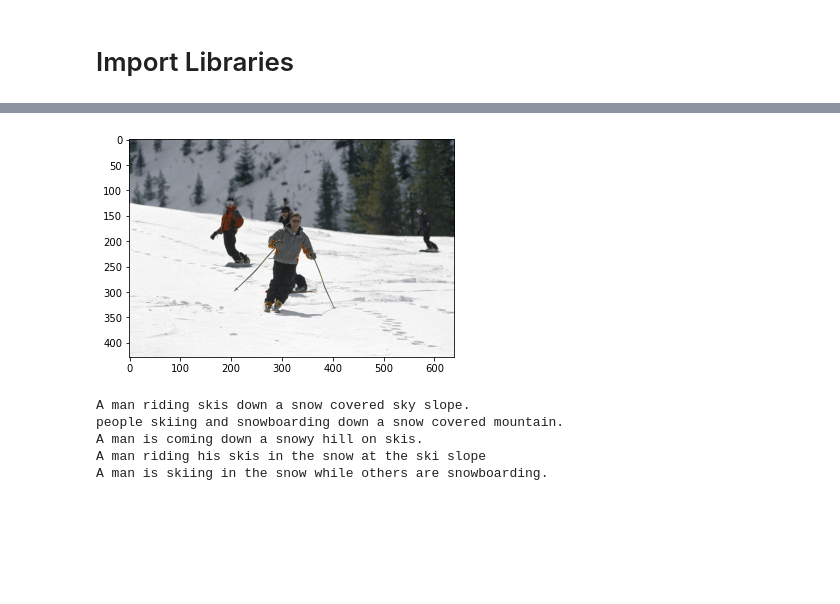
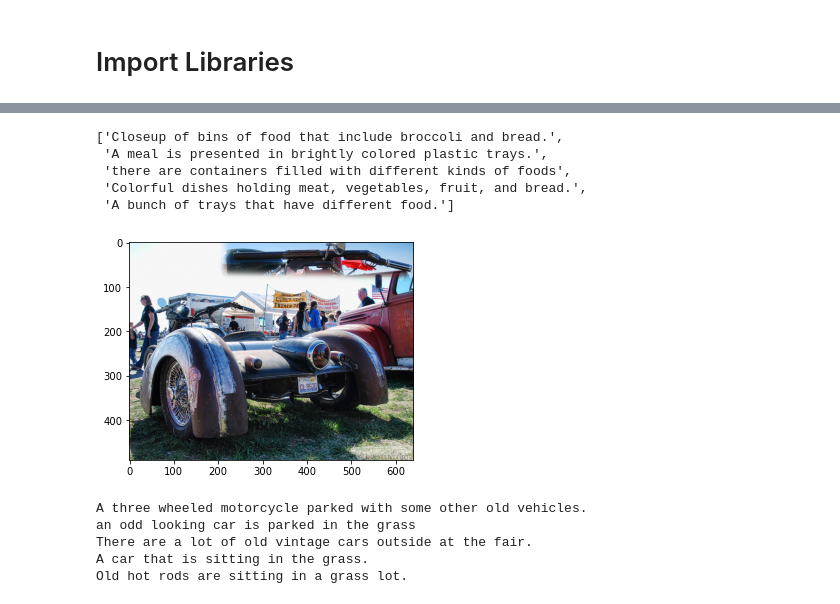
Before and after one commit to Khaliladib11/INM706-image-captioning, a Jupyter notebook: interface.ipynb, the cells around one changed output, grey strips where cells are left out. Cells and saved outputs as stored; diff of their text form; code cells hidden in the pictures; blank space fills up the shorter version.

```diff
--- a/interface.ipynb
+++ b/interface.ipynb
@@ -99,7 +24,9 @@ captions_path = root/'annotations_trainval2017'/'annotations'/'captions_train201
 
 interface_params = {
     'imgs_path': imgs_path,
-    'captions_path': captions_path
+    'captions_path': captions_path,
+    'freq_threshold': 3,
+    'sequence_length': 6
 }
 # %%
 coco_interface = MSCOCOInterface(**interface_params)
@@ -108,10 +35,18 @@ caption_dict = coco_interface.coco._create_caption_dict()
+# %%
+coco_interface.get_captions(coco_interface.coco.imgs[0])
+# %% [output]
+['Closeup of bins of food that include broccoli and bread.',
+ 'A meal is presented in brightly colored plastic trays.',
+ 'there are containers filled with different kinds of foods',
+ 'Colorful dishes holding meat, vegetables, fruit, and bread.',
+ 'A bunch of trays that have different food.']
 # %%
-random_idx = random.randint(0, len(coco_interface.imgs))
+random_idx = random.randint(0, len(coco_interface.coco.imgs))
 coco_interface.display_img_with_captions(random_idx)
 # %% [output]
-[figure, old version]
+[figure, new version]
-A man riding skis down a snow covered sky slope.
-people skiing and snowboarding down a snow covered mountain.
-A man is coming down a snowy hill on skis.
-A man riding his skis in the snow at the ski slope
-A man is skiing in the snow while others are snowboarding.
+A three wheeled motorcycle parked with some other old vehicles.
+an odd looking car is parked in the grass
+There are a lot of old vintage cars outside at the fair.
+A car that is sitting in the grass.
+Old hot rods are sitting in a grass lot.
```
Also changed, not shown: parts of 5 cells of this notebook, 2 other files.
